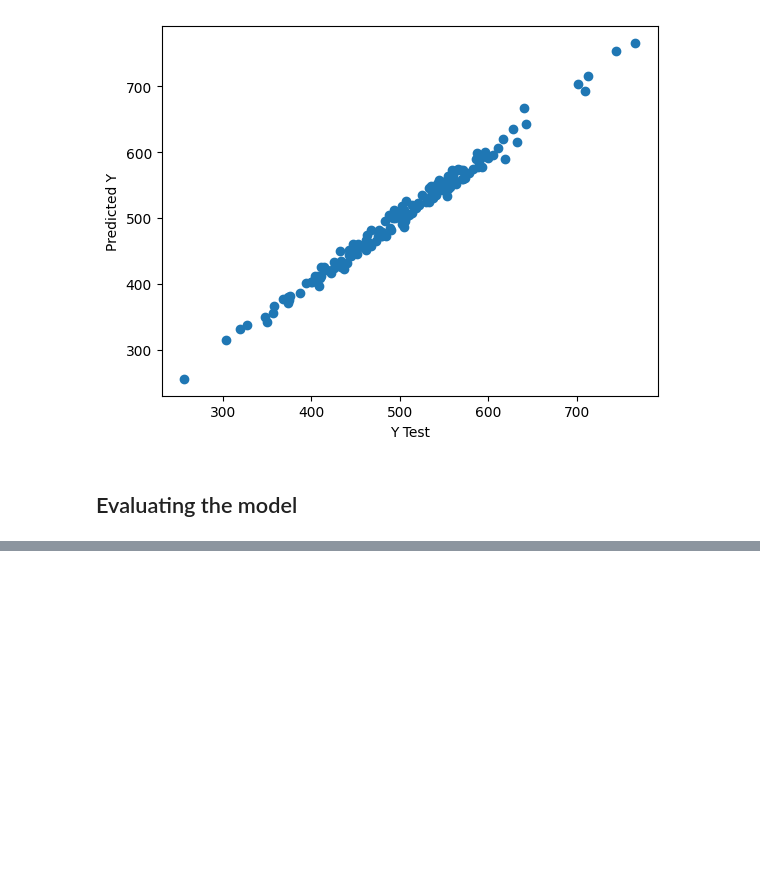
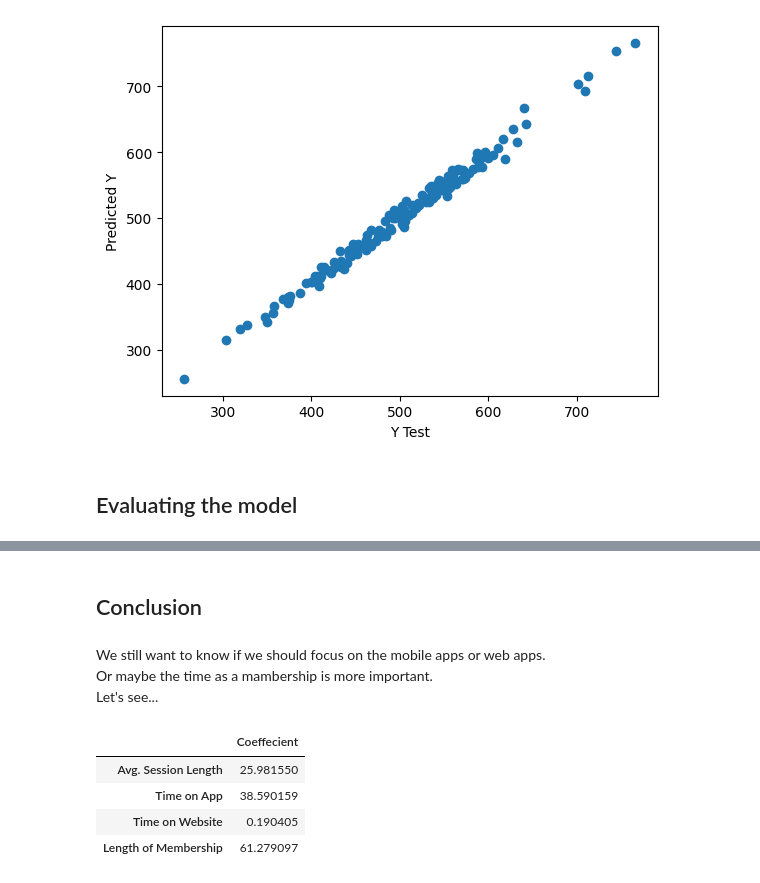
Before and after one commit to PedroAugusto2101/portfolio, a Jupyter notebook: machine_learning/linear_regression/clothes_ecommerce_customers/notebooks/clothes_ecommerce_customers.ipynb, the cells around one changed output, grey strips where cells are left out. Saved outputs shown, nothing was run; the diff lists cells and outputs as text; code cells hidden in the pictures; blank space fills up the shorter version.

```diff
--- a/machine_learning/linear_regression/clothes_ecommerce_customers/notebooks/clothes_ecommerce_customers.ipynb
+++ b/machine_learning/linear_regression/clothes_ecommerce_customers/notebooks/clothes_ecommerce_customers.ipynb
@@ -243,0 +266,16 @@ RMSE:  8.933815066978624
+# %% [markdown]
+## Conclusion
+# %% [markdown]
+We still want to know if we should focus on the mobile apps or web apps.
+Or maybe the time as a mambership is more important.
+Let's see...
+# %%
+coeffecients = pd.DataFrame(data=lm.coef_, index=X.columns)
+coeffecients.columns = ['Coeffecient']
+coeffecients
+# %% [output]
+|  | Coeffecient |
+| Avg. Session Length | 25.981550 |
+| Time on App | 38.590159 |
+| Time on Website | 0.190405 |
+| Length of Membership | 61.279097 |
```
Also changed, not shown: parts of 9 cells of this notebook.
